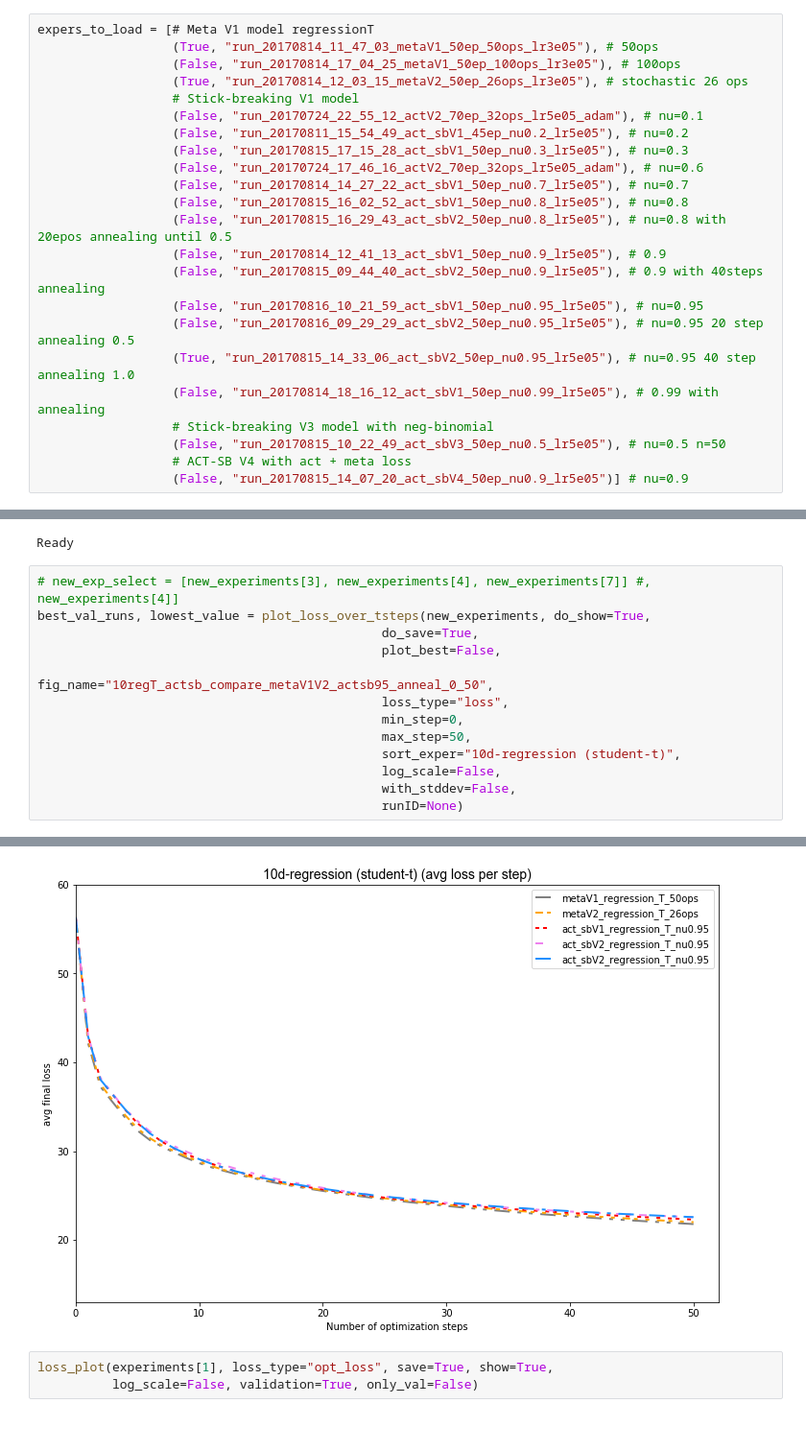
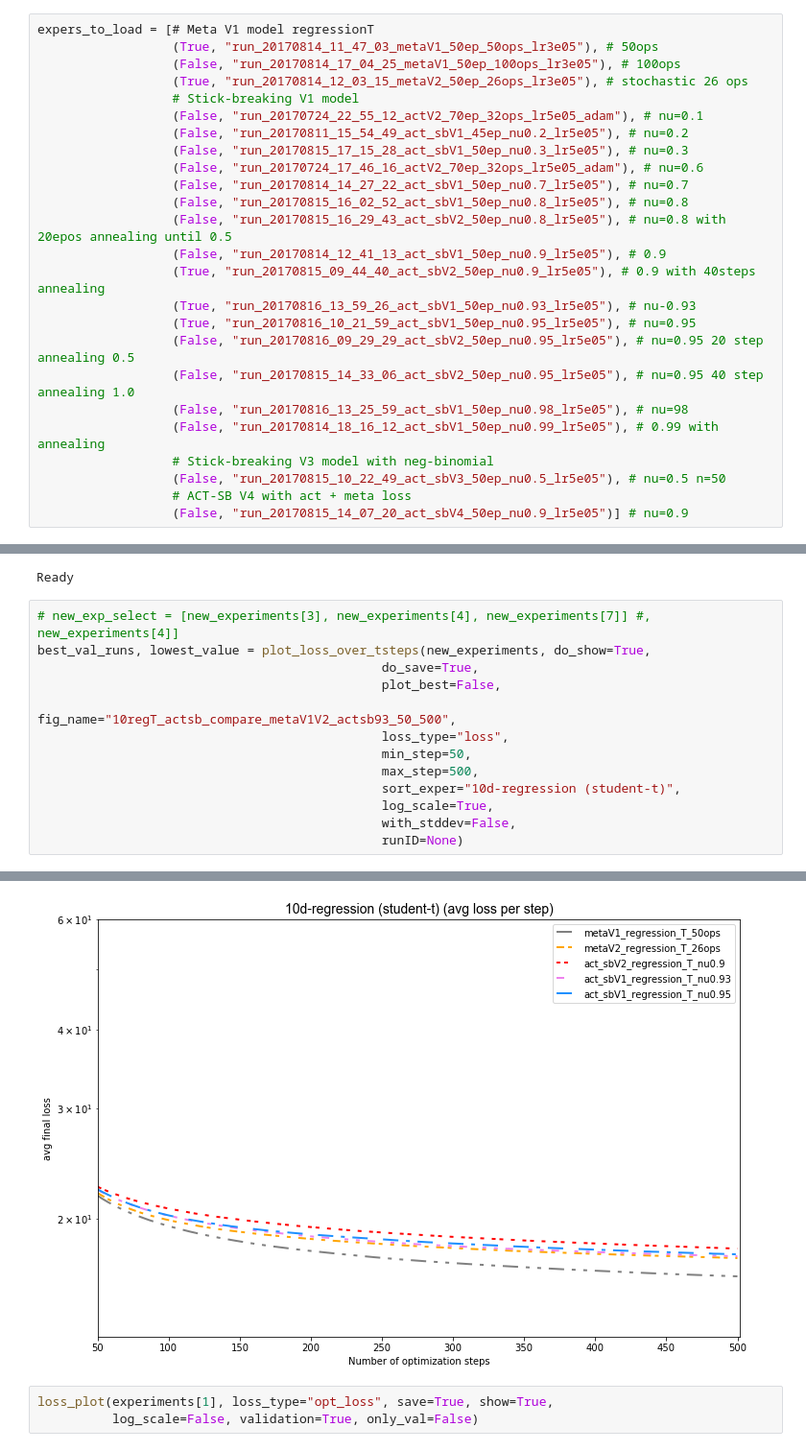
Before and after one commit to toologicbv/meta_learner, a Jupyter notebook: regressionT_results_actsb_1.ipynb, the cells around one changed output, grey strips where cells are left out. Shown at 96% size. Drawn from its saved outputs; the diff is of its cells as text.

```diff
--- a/regressionT_results_actsb_1.ipynb
+++ b/regressionT_results_actsb_1.ipynb
@@ -66,10 +63,12 @@ expers_to_load = [# Meta V1 model regressionT
                   (False, "run_20170815_16_02_52_act_sbV1_50ep_nu0.8_lr5e05"), # nu=0.8
                   (False, "run_20170815_16_29_43_act_sbV2_50ep_nu0.8_lr5e05"), # nu=0.8 with 20epos annealing until 0.5
                   (False, "run_20170814_12_41_13_act_sbV1_50ep_nu0.9_lr5e05"), # 0.9
-                  (False, "run_20170815_09_44_40_act_sbV2_50ep_nu0.9_lr5e05"), # 0.9 with 40steps annealing
-                  (False, "run_20170816_10_21_59_act_sbV1_50ep_nu0.95_lr5e05"), # nu=0.95
+                  (True, "run_20170815_09_44_40_act_sbV2_50ep_nu0.9_lr5e05"), # 0.9 with 40steps annealing
+                  (True, "run_20170816_13_59_26_act_sbV1_50ep_nu0.93_lr5e05"), # nu-0.93
+                  (True, "run_20170816_10_21_59_act_sbV1_50ep_nu0.95_lr5e05"), # nu=0.95
                   (False, "run_20170816_09_29_29_act_sbV2_50ep_nu0.95_lr5e05"), # nu=0.95 20 step annealing 0.5
-                  (True, "run_20170815_14_33_06_act_sbV2_50ep_nu0.95_lr5e05"), # nu=0.95 40 step annealing 1.0
+                  (False, "run_20170815_14_33_06_act_sbV2_50ep_nu0.95_lr5e05"), # nu=0.95 40 step annealing 1.0
+                  (False, "run_20170816_13_25_59_act_sbV1_50ep_nu0.98_lr5e05"), # nu=98
                   (False, "run_20170814_18_16_12_act_sbV1_50ep_nu0.99_lr5e05"), # 0.99 with annealing
                   # Stick-breaking V3 model with neg-binomial
                   (False, "run_20170815_10_22_49_act_sbV3_50ep_nu0.5_lr5e05"), # nu=0.5 n=50
@@ -154,12 +165,12 @@ Ready
 best_val_runs, lowest_value = plot_loss_over_tsteps(new_experiments, do_show=True,
                                               do_save=True,
                                               plot_best=False,
-                                              fig_name="10regT_actsb_compare_metaV1V2_actsb95_anneal_0_50",
+                                              fig_name="10regT_actsb_compare_metaV1V2_actsb93_50_500",
                                               loss_type="loss",
-                                              min_step=0,
-                                              max_step=50,
+                                              min_step=50,
+                                              max_step=500,
                                               sort_exper="10d-regression (student-t)",
-                                              log_scale=False,
+                                              log_scale=True,
                                               with_stddev=False,
                                               runID=None)
 # %% [output]
@@ -167,4 +178,4 @@ INFO - Successfully saved fig figures/10regT_actsb_compare_metaV1V2_actsb95_anne
-[figure, old version]
+[figure, new version]
 # %%
 loss_plot(experiments[1], loss_type="opt_loss", save=True, show=True,
           log_scale=False, validation=True, only_val=False)
```
Also changed, not shown: parts of 5 cells of this notebook, 2 other files.
